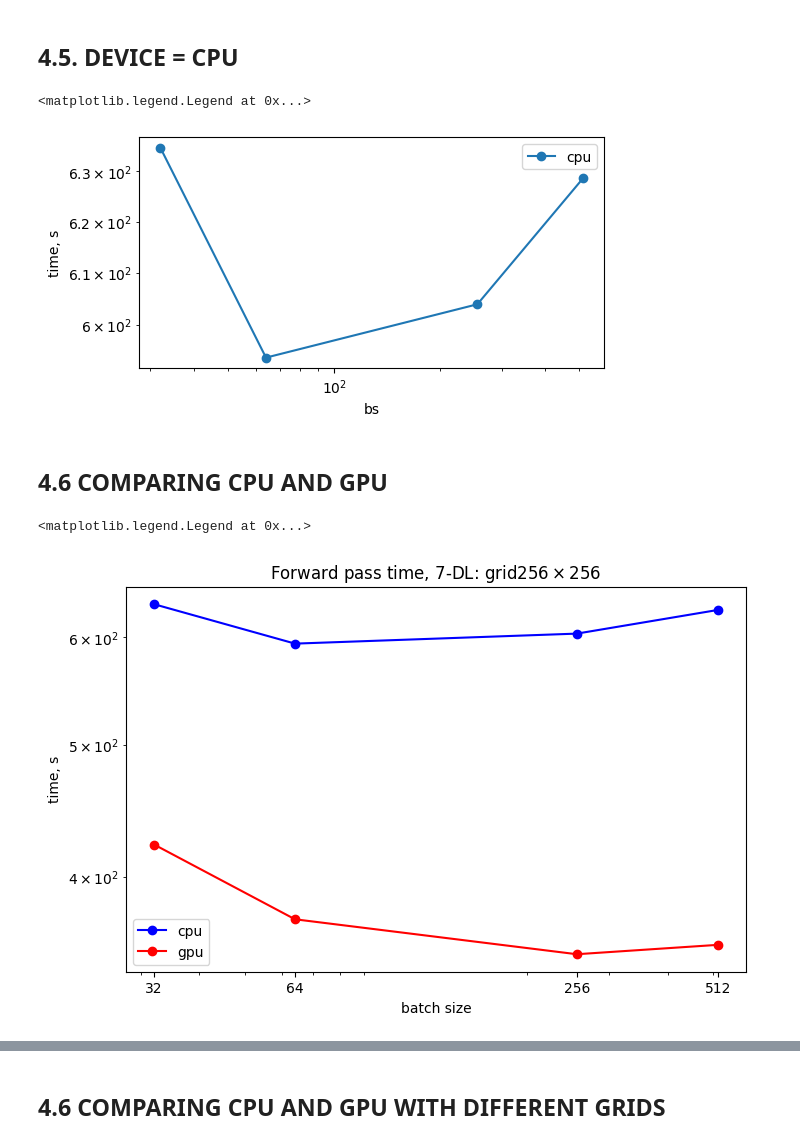
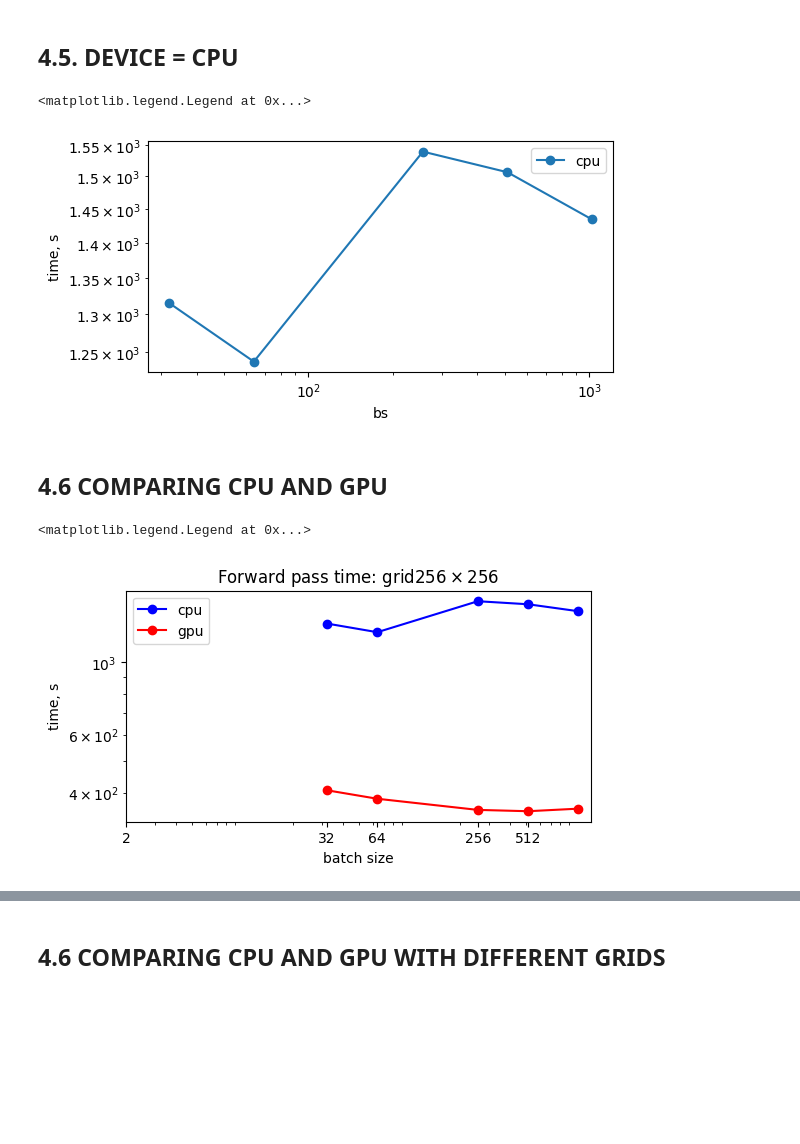
Before and after one commit to CompPhysLab/SVETlANNa.docs, a Jupyter notebook: GPU/512_optical_setup.ipynb, the cells around one changed output, grey strips where cells are left out. Saved outputs shown, nothing was run; the diff lists cells and outputs as text; code cells hidden in the pictures; blank space fills up the shorter version.

```diff
--- a/GPU/512_optical_setup.ipynb
+++ b/GPU/512_optical_setup.ipynb
@@ -114,7 +114,7 @@ print(f'neuron size = {neuron_size * 1e6:.3f} um')
 # %% [output]
 neuron size = 397.225 um
 # %%
-DETECTOR_SIZE = (256, 256)  # from the extended article!
+DETECTOR_SIZE = (512, 512)  # from the extended article!
 # an actual zone where weights will be updated during a training process
 # %% [markdown]
 **<span style="color:red">Difference.</span>** We will use `'AS'` method for `FreeSpace`'s, but we wont increase a size of a layer in `SimulationParameters` (i.e. numerical mesh)!
@@ -851,6 +786,7 @@ params = [
 
 # cpu_times = {}
 gpu_times = {}
+batch_sizes = [32, 64, 256, 512, 1024]
 
 for i, param in enumerate(params):
     # cpu_times_ = []
@@ -869,9 +805,7 @@ for i, param in enumerate(params):
 
         SIM_PARAMS = SIM_PARAMS.to('cuda')
 
-        # optical_setup = get_setup_upd(2)
-        # optical_setup = get_setup_fs(7)
-        optical_setup = get_setup_dl(7)
+        optical_setup = get_setup_upd(2)
 
         net = optical_setup.net.to('cuda')
         start = time.process_time()
@@ -920,6 +854,8 @@ params = [
 ]
 
 cpu_times = {}
+# gpu_times = {}
+batch_sizes = [32, 64, 256, 512, 1024]
 
 for i, param in enumerate(params):
     cpu_times_ = []
@@ -938,9 +874,7 @@ for i, param in enumerate(params):
 
         SIM_PARAMS = SIM_PARAMS.to('cpu')
 
-        # optical_setup = get_setup_upd(2)
-        # optical_setup = get_setup_fs(7)
-        optical_setup = get_setup_dl(7)
+        optical_setup = get_setup_upd(2)
 
 
         net = optical_setup.net.to('cpu')
@@ -963,21 +897,21 @@ plt.ylabel('time, s')
 plt.legend()
 # %% [output]
 <matplotlib.legend.Legend at 0x...>
-[figure, old version]
+[figure, new version]
 # %% [markdown]
 ## 4.6 COMPARING CPU AND GPU
 # %%
-plt.figure(figsize=(8, 5))
-plt.title('Forward pass time, 7-DL: grid' + rf"${DETECTOR_SIZE[0]}\times{DETECTOR_SIZE[1]}$")
+plt.figure(figsize=(6, 3))
+plt.title('Forward pass time: grid' + rf"${DETECTOR_SIZE[0]}\times{DETECTOR_SIZE[1]}$")
 plt.plot(batch_sizes, cpu_times[0], '-o', label='cpu', color="blue")
 plt.plot(batch_sizes, gpu_times[0], '-o', label='gpu', color="red")
 plt.yscale('log')
 plt.xscale('log')
-plt.xticks(batch_sizes, batch_sizes)
+plt.xticks([2, 32, 64, 256, 512], [2, 32, 64, 256, 512])
 plt.xlabel('batch size')
 plt.ylabel('time, s')
 plt.legend()
 # %% [output]
 <matplotlib.legend.Legend at 0x...>
-[figure, old version]
+[figure, new version]
 # %%
```
Also changed, not shown: parts of 17 cells of this notebook, 6 other files.
